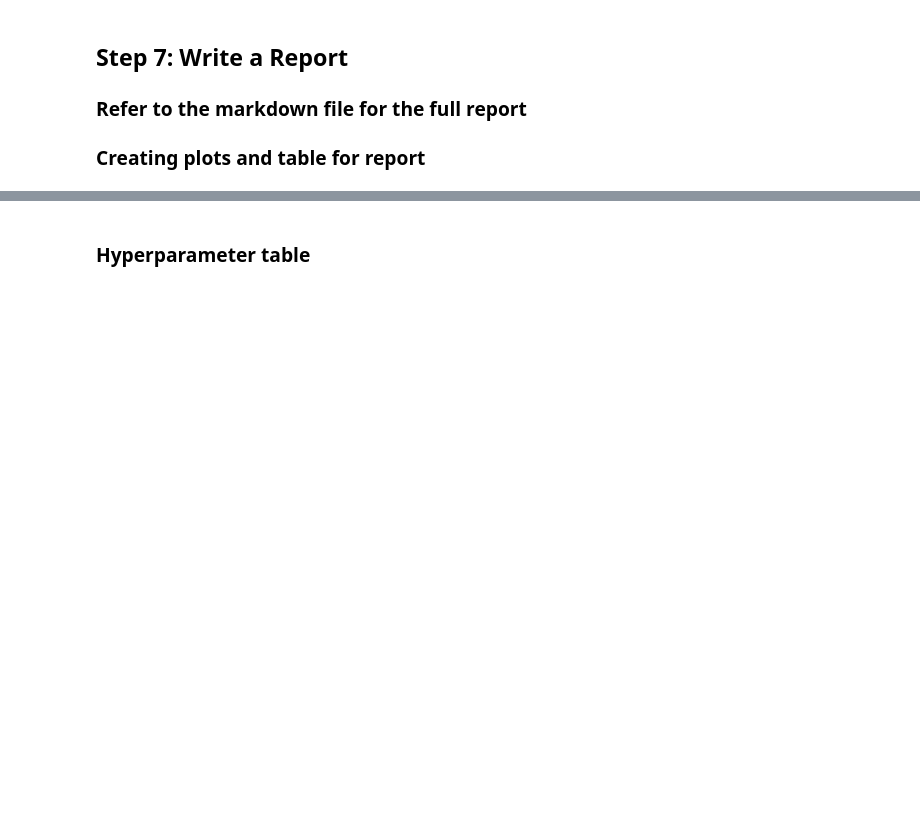
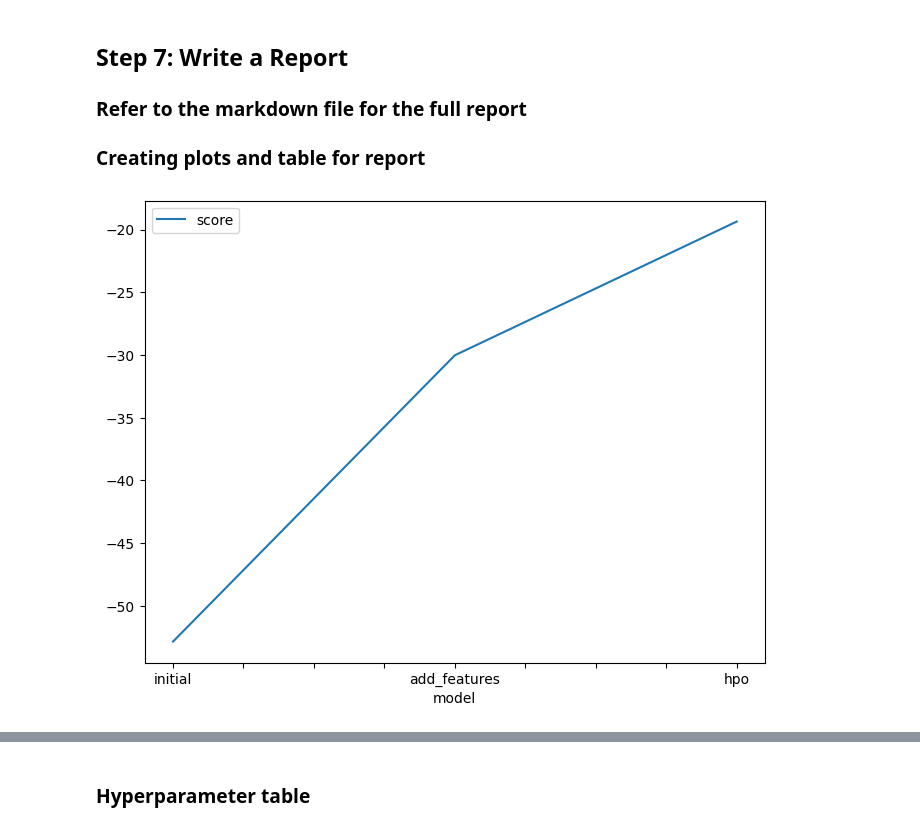
Before and after one commit to drsamchong/cd0385-project-starter, a Jupyter notebook: project/project-template.ipynb, the cells around one changed output, grey strips where cells are left out. Drawn from its saved outputs; the diff is of its cells as text; code cells hidden in the pictures; blank space fills up the shorter version.

Commit message:
Updates the project notebook and report.
Trains final model using MAE as evaluation metric and good_quality preset for fit.
Produces output for report.
Populates the report template.

```diff
--- a/project/project-template.ipynb
+++ b/project/project-template.ipynb
@@ -453,13 +604,15 @@ submission_new_hpo.to_csv("submission_new_hpo.csv", index=False)
 # %%
 # Taking the top model score from each training run and creating a line plot to show improvement
 # You can create these in the notebook and save them to PNG or use some other tool (e.g. google sheets, excel)
 fig = pd.DataFrame(
     {
         "model": ["initial", "add_features", "hpo"],
-        "score": [?, ?, ?]
+        "score": [-52.854386, -30.027414, -19.366986]
     }
 ).plot(x="model", y="score", figsize=(8, 6)).get_figure()
-fig.savefig('model_train_score.png')
+fig.savefig('img/model_train_score_SYC.png')
+# %% [output]
+[figure, added]
 # %%
 # Take the 3 kaggle scores and creating a line plot to show improvement
 fig = pd.DataFrame(
```
Also changed, not shown: parts of 20 cells of this notebook, 1 other file.
